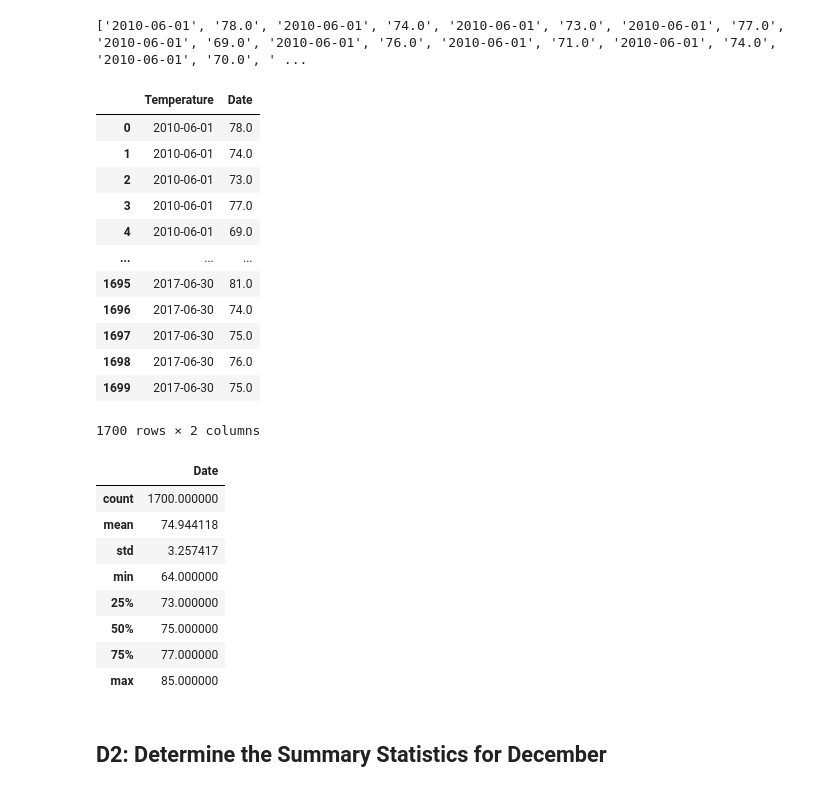
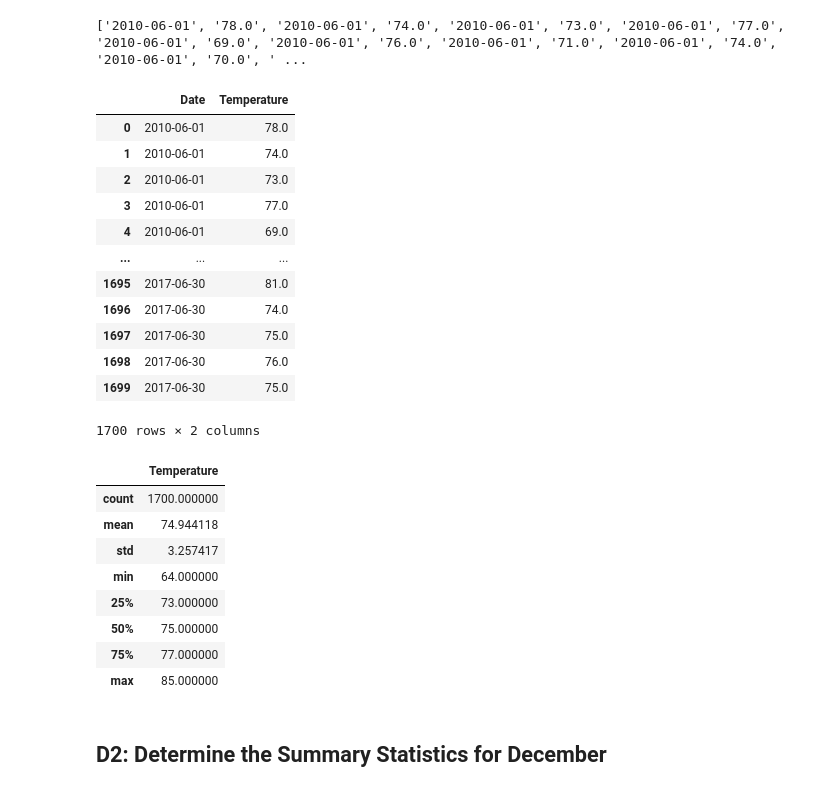
Before and after one commit to valeriajuareze/surfs-up-analysis-challenge, a Jupyter notebook: SurfsUp_Challenge.ipynb, the cells around one changed output. Drawn from its saved outputs; the diff is of its cells as text; code cells hidden in the pictures.

```diff
--- a/SurfsUp_Challenge.ipynb
+++ b/SurfsUp_Challenge.ipynb
@@ -39,11 +39,11 @@ print(june_results)
 ['2010-06-01', '78.0', '2010-06-01', '74.0', '2010-06-01', '73.0', '2010-06-01', '77.0', '2010-06-01', '69.0', '2010-06-01', '76.0', '2010-06-01', '71.0', '2010-06-01', '74.0', '2010-06-01', '70.0', ' ...
 # %%
 # 4. Create a DataFrame from the list of temperatures for the month of June.
-june_df=pd.DataFrame(june_temperature, columns=["Temperature", "Date"])
+june_df=pd.DataFrame(june_temperature, columns=["Date", "Temperature"])
 
 june_df
 # %% [output]
-|  | Temperature | Date |
+|  | Date | Temperature |
 | 0 | 2010-06-01 | 78.0 |
 | 1 | 2010-06-01 | 74.0 |
 | 2 | 2010-06-01 | 73.0 |
@@ -60,7 +60,7 @@ june_df
 # 5. Calculate and print out the summary statistics for the June temperature DataFrame.
 june_df.describe()
 # %% [output]
-|  | Date |
+|  | Temperature |
 | count | 1700.000000 |
 | mean | 74.944118 |
 | std | 3.257417 |
```
Also changed, not shown: parts of 2 cells of this notebook.
